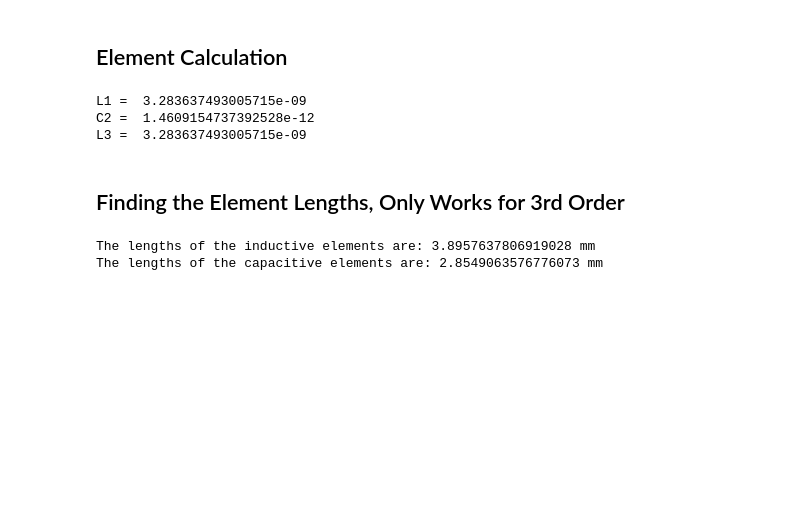
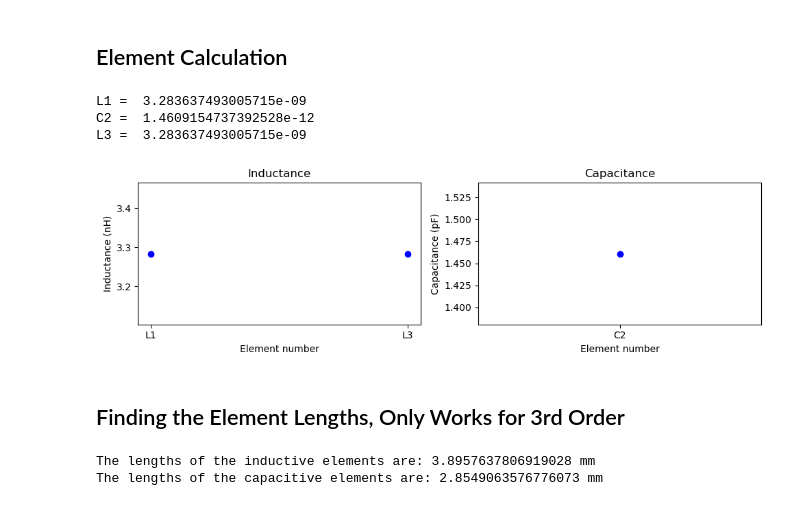
Before and after one commit to ethankasaba13/step-imp, a Jupyter notebook: Stepped Impedance Design.ipynb, the cells around one changed output. Cells and saved outputs as stored; diff of their text form; code cells hidden in the pictures; blank space fills up the shorter version.

```diff
--- a/Stepped Impedance Design.ipynb
+++ b/Stepped Impedance Design.ipynb
@@ -80,6 +94,38 @@ C = elements[1] # capacitance of second element
 L1 =  3.283637493005715e-09
 C2 =  1.4609154737392528e-12
 L3 =  3.283637493005715e-09
+# %%
+fig,axs = plt.subplots(1,2,figsize=(10,3)) # plot inductance and capacitance
+Ls =elements[::2]
+Cs = elements[1::2]
+axs[0].plot(np.array(Ls)*1e9,'bo')
+axs[0].set_title('Inductance')
+axs[0].set_xlabel('Element number')
+axs[0].set_ylabel('Inductance (nH)')
+x_ticklabels = ['L'+str(2*ii+1) for ii in range(len(Ls))]
+axs[0].set_xticks(np.arange(len(Ls)))
+axs[0].set_xticklabels(x_ticklabels)
+
+axs[1].plot(np.array(Cs)*1e12,'bo')
+axs[1].set_title('Capacitance')
+axs[1].set_xlabel('Element number')
+axs[1].set_ylabel('Capacitance (pF)')
+x_ticklabels = ['C'+str(2*ii+2) for ii in range(len(Cs))]
+axs[1].set_xticks(np.arange(len(Cs)))
+axs[1].set_xticklabels(x_ticklabels)
+
+plt.tight_layout()
+
+# ax.plot(elements,'bo')
+# ticks = []
+# for ii,elem in enumerate(elements):
+#     if ii % 2 == 0: ticks.append('L' + str(ii+1))
+#     elif ii % 2 == 1: ticks.append('C' + str(ii+1))
+
+# ax.set_xticks(np.arange(len(elements)))
+# ax.set_xticklabels(ticks)
+# %% [output]
+[figure, added]
 # %% [markdown]
 ## Finding the Element Lengths, Only Works for 3rd Order
 # %%
```
Also changed, not shown: parts of 3 cells of this notebook.
